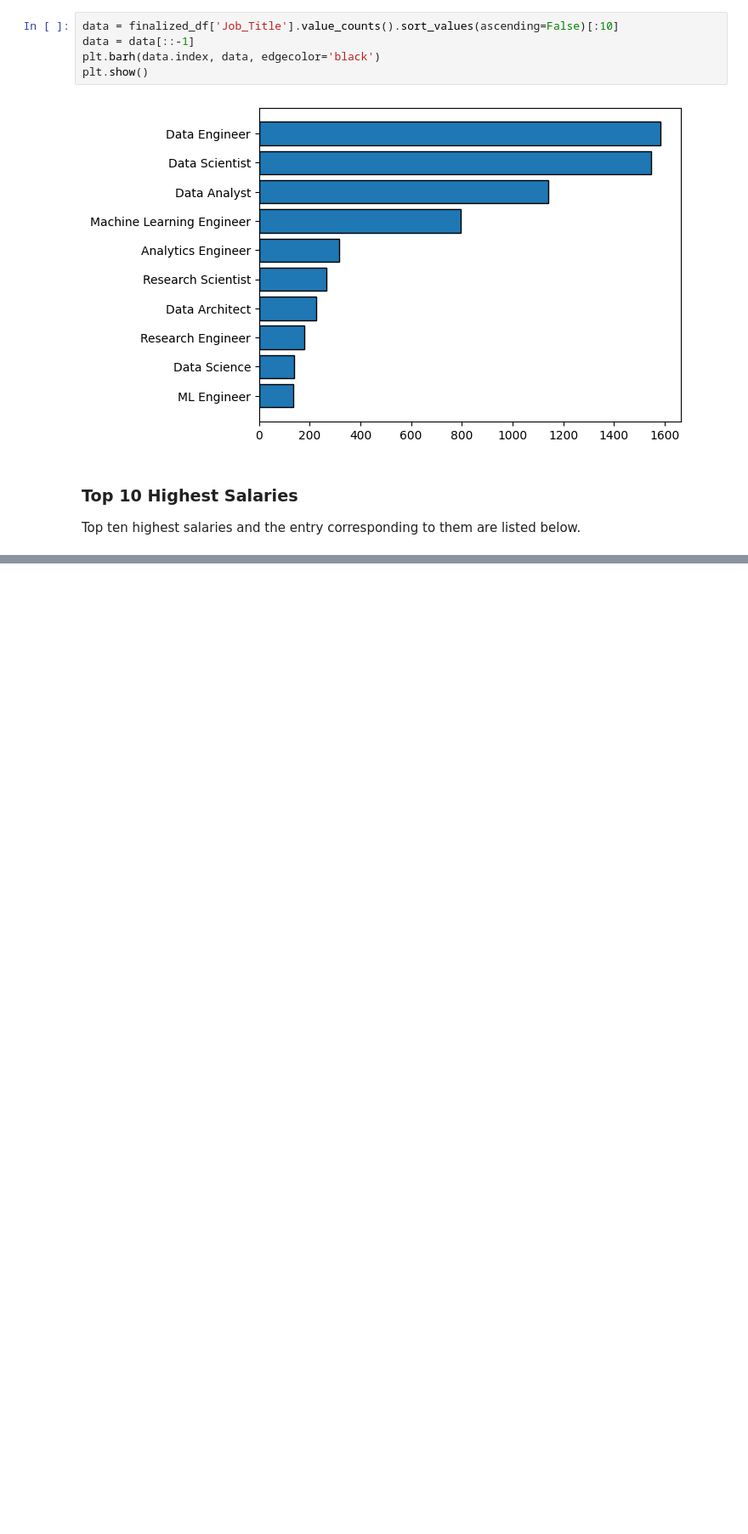
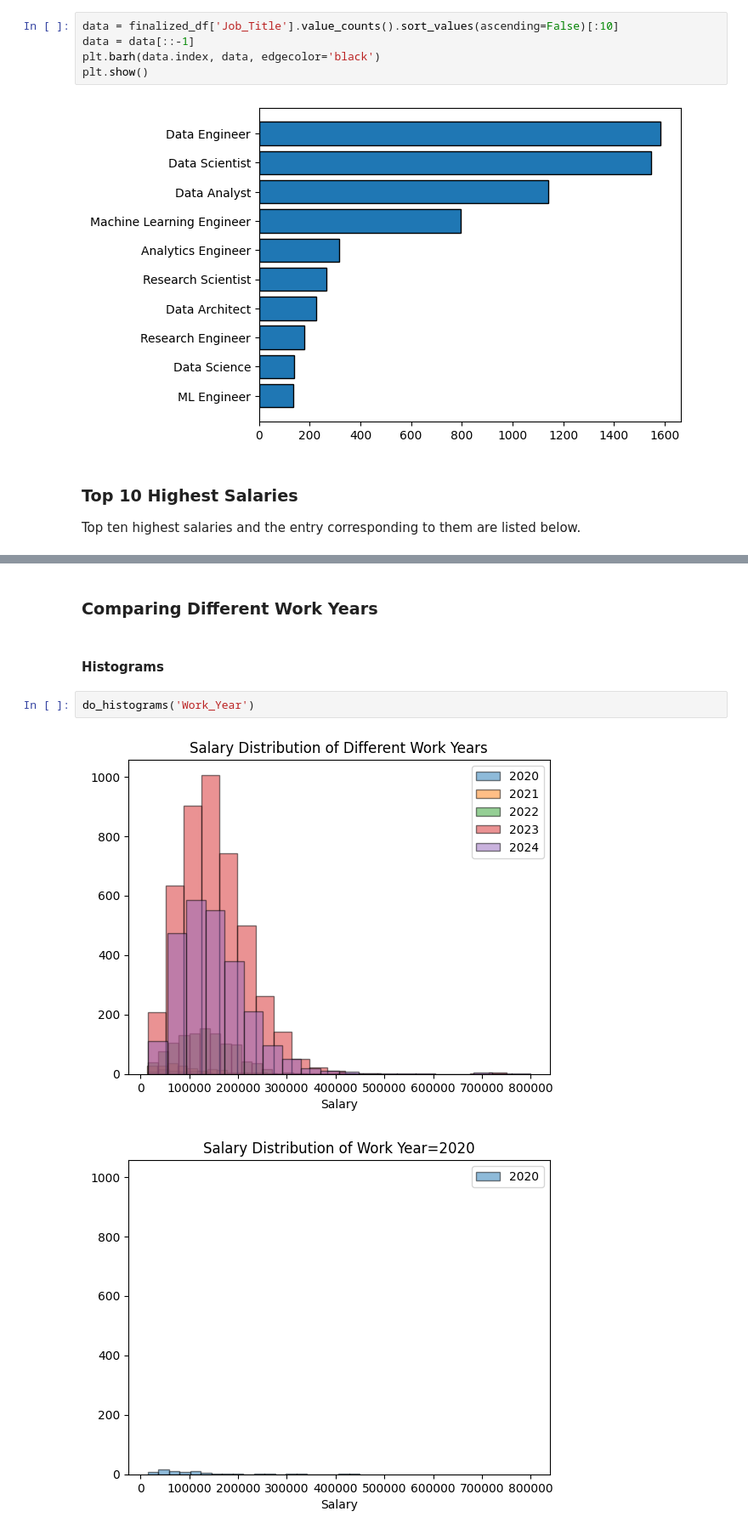
Before and after one commit to ALotov2000/data_science-CA2, a Jupyter notebook: task-2/report.ipynb, the cells around one changed output, grey strips where cells are left out. Shown at 85% size. Saved outputs shown, nothing was run; the diff lists cells and outputs as text; blank space fills up the shorter version.

```diff
--- a/task-2/report.ipynb
+++ b/task-2/report.ipynb
@@ -209,0 +266,9 @@ finalized_df.sort_values(ascending=False, by='Salary_in_USD')[:10]
+# %% [markdown]
+### Comparing Different Work Years
+# %% [markdown]
+#### Histograms
+# %%
+do_histograms('Work_Year')
+# %% [output]
+[figure, added]
+[figure, added]
```
Also changed, not shown: parts of 17 cells of this notebook.
